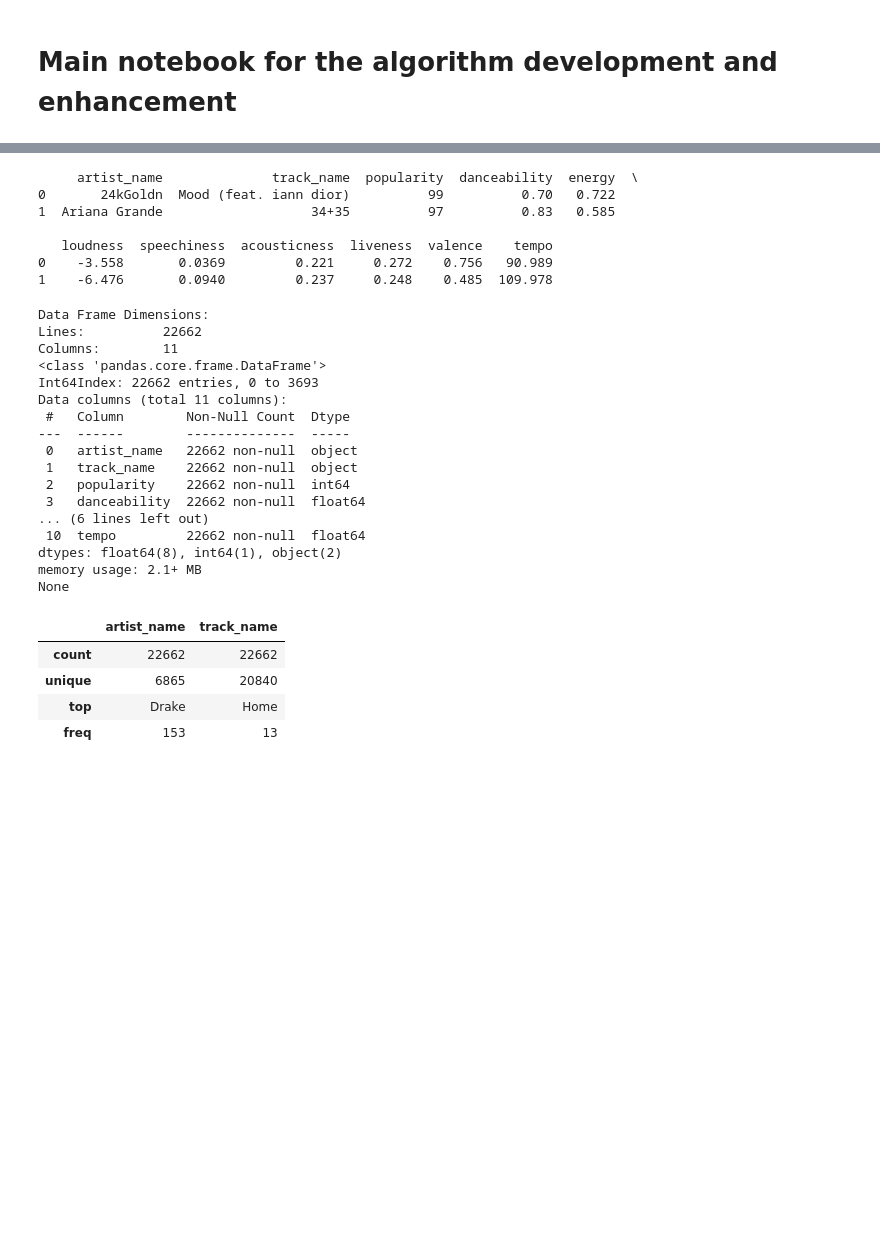
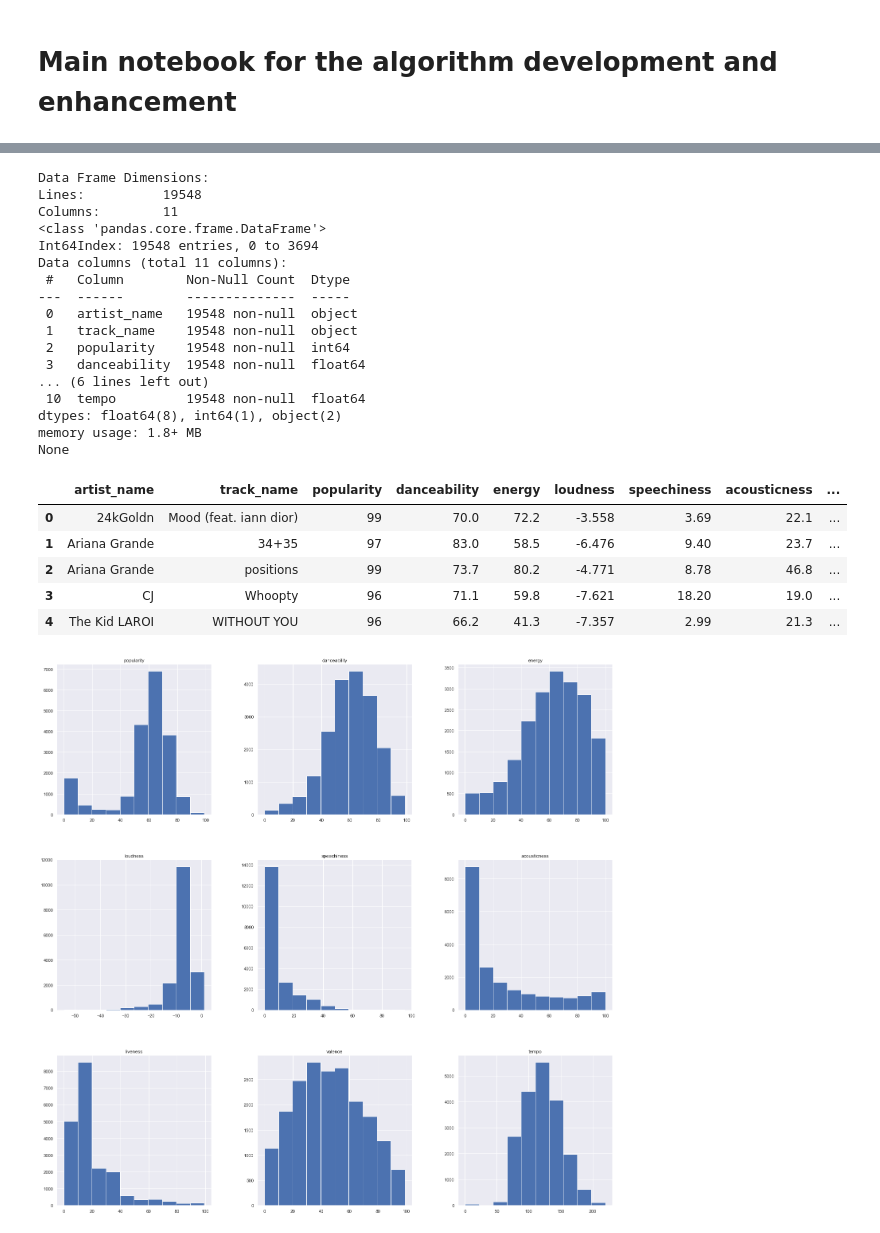
Before and after one commit to IGEN330-Overlap/algo, a Jupyter notebook: algo-dev.ipynb, the cells around one changed output, grey strips where cells are left out. Saved outputs shown, nothing was run; the diff lists cells and outputs as text; code cells hidden in the pictures; blank space fills up the shorter version.

```diff
--- a/algo-dev.ipynb
+++ b/algo-dev.ipynb
@@ -14,8 +14,8 @@ pd.options.display.max_columns = None
 # rendering all graphics straight out of the notebook
 %matplotlib inline
 # %%
-f1 = pd.read_json("data/SpotifyData.json")
-f1.head(2)
+tracks = pd.read_json("data/tracks.json")
+tracks.head(2)
 # %% [output]
 |  | artist_name | track_name | track_id | popularity | danceability | energy | key | loudness | mode | ... |
 | 0 | 24kGoldn | Mood (feat. iann dior) | 3tjFYV6RSFtuktYl3ZtYcq | 99 | 0.70 | 0.722 | 7 | -3.558 | 0 | ... |
@@ -35,14 +34,21 @@ personal_df.head(2)
 |  | Song | Artist | Genre | Year | added | bpm | energy | dance | dB | liveliness | valence | ... |
 | 0 | Sooner Or Later | Aaron Carter | dance pop | 2018 | 2021‑01‑06 | 112 | 73 | 74 | -7 | 7 | 44 | ... |
 | 1 | This is the Place | Tom Grennan | indie anthem-folk | 2020 | 2021‑01‑05 | 142 | 62 | 65 | -5 | 9 | 46 | ... |
+# %%
+tracks['danceability'] = 100 * tracks['danceability']
+tracks['energy'] = 100 * tracks['energy']
+tracks['speechiness'] = 100 * tracks['speechiness']
+tracks['acousticness'] = 100 * tracks['acousticness']
+tracks['liveness'] = 100 * tracks['liveness']
+tracks['valence'] = 100 * tracks['valence']
 # %%
 # Cleaning and prepping data
 
-f1 = f1.drop(columns=['track_id', 'key', 'mode', 'time_signature', 'duration_ms','instrumentalness'])
-print(f1.head(2))
+tracks = tracks.drop(columns=['track_id', 'key', 'mode', 'time_signature', 'duration_ms','instrumentalness'])
+# print(f1.head(2))
 
 # Rename certain columns
-personal_df = personal_df.rename(columns={"Song": "track_name",
+friends = friends.rename(columns={"Song": "track_name",
                             "Artist": "artist_name",
                             "dance": "danceability",
                             "dB": "loudness",
@@ -51,7 +57,7 @@ personal_df = personal_df.rename(columns={"Song": "track_name",
                             })
 
 # Rearrange to match order of master set
-personal_df = personal_df[['artist_name',
+friends = friends[['artist_name',
                            'track_name',
                            'popularity',
                            'danceability',
@@ -62,53 +68,49 @@ personal_df = personal_df[['artist_name',
                            'valence',
                            'tempo',]]
 # print("\n\n",personal_df.head(2))
-# %% [output]
-     artist_name              track_name  popularity  danceability  energy  \
-0       24kGoldn  Mood (feat. iann dior)          99          0.70   0.722
-1  Ariana Grande                   34+35          97          0.83   0.585
-
-   loudness  speechiness  acousticness  liveness  valence    tempo
-0    -3.558       0.0369         0.221     0.272    0.756   90.989
-1    -6.476       0.0940         0.237     0.248    0.485  109.978
 # %%
 # Concatenate the datasets
-df = pd.concat([f1, personal_df])
-df = df.drop_duplicates(subset=['track_name','artist_name'], keep='first', inplace=False, ignore_index=False )
+master = pd.concat([tracks, friends])
+master = master.drop_duplicates(subset=['track_name','artist_name'], keep='first', inplace=False, ignore_index=False )
 
 # shape of the dataset
 print("Data Frame Dimensions:")
-print("Lines:\t\t{}".format(df.shape[0]))
-print("Columns:\t{}".format(df.shape[1]))
+print("Lines:\t\t{}".format(master.shape[0]))
+print("Columns:\t{}".format(master.shape[1]))
 
 # Verify no missing data
-print(df.info())
+print(master.info())
 # %% [output]
 Data Frame Dimensions:
-Lines:          22662
+Lines:          19548
 Columns:        11
 <class 'pandas.core.frame.DataFrame'>
-Int64Index: 22662 entries, 0 to 3693
+Int64Index: 19548 entries, 0 to 3694
 Data columns (total 11 columns):
  #   Column        Non-Null Count  Dtype
 ---  ------        --------------  -----
- 0   artist_name   22662 non-null  object
- 1   track_name    22662 non-null  object
- 2   popularity    22662 non-null  int64
- 3   danceability  22662 non-null  float64
+ 0   artist_name   19548 non-null  object
+ 1   track_name    19548 non-null  object
+ 2   popularity    19548 non-null  int64
+ 3   danceability  19548 non-null  float64
 ... (6 lines left out)
- 10  tempo         22662 non-null  float64
+ 10  tempo         19548 non-null  float64
 dtypes: float64(8), int64(1), object(2)
-memory usage: 2.1+ MB
+memory usage: 1.8+ MB
 None
 # %%
 # statistical distribution of categorical values
-df.describe(include="O")
+master.describe(include="O")
+master.hist(figsize=(25,25))
+master.head()
 # %% [output]
-|  | artist_name | track_name |
-| count | 22662 | 22662 |
-| unique | 6865 | 20840 |
-| top | Drake | Home |
-| freq | 153 | 13 |
+|  | artist_name | track_name | popularity | danceability | energy | loudness | speechiness | acousticness | ... |
+| 0 | 24kGoldn | Mood (feat. iann dior) | 99 | 70.0 | 72.2 | -3.558 | 3.69 | 22.1 | ... |
+| 1 | Ariana Grande | 34+35 | 97 | 83.0 | 58.5 | -6.476 | 9.40 | 23.7 | ... |
+| 2 | Ariana Grande | positions | 99 | 73.7 | 80.2 | -4.771 | 8.78 | 46.8 | ... |
+| 3 | CJ | Whoopty | 96 | 71.1 | 59.8 | -7.621 | 18.20 | 19.0 | ... |
+| 4 | The Kid LAROI | WITHOUT YOU | 96 | 66.2 | 41.3 | -7.357 | 2.99 | 21.3 | ... |
+[figure, added]
 # %%
 # checking most recurrent artists
 n = 10
```
Also changed, not shown: parts of 15 cells of this notebook, 9 other files.
